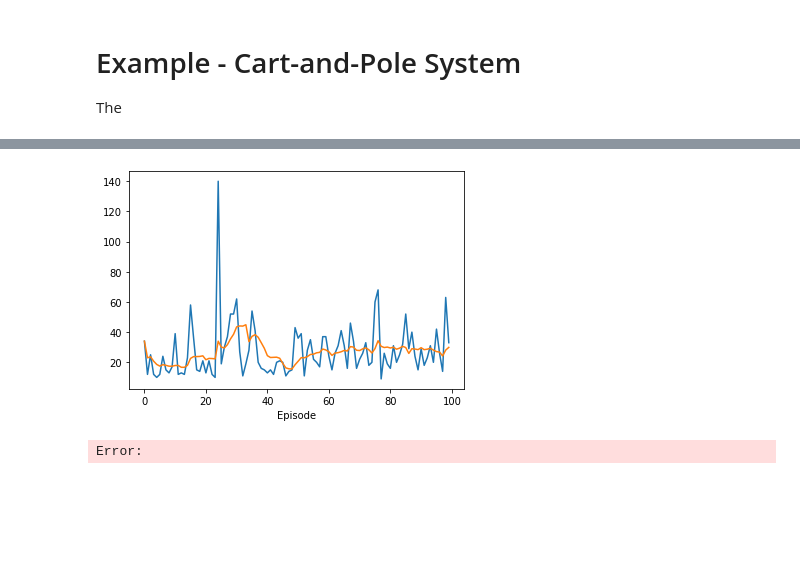
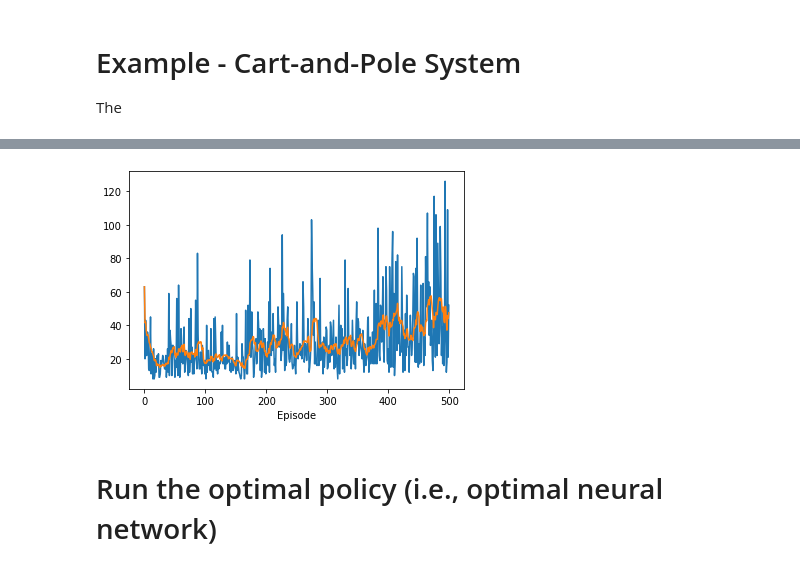
Before and after one commit to mosesnah-shared/machine-learning-tutorial, a Jupyter notebook: policy_gradient.ipynb, the cells around one changed output, grey strips where cells are left out. Drawn from its saved outputs; the diff is of its cells as text; code cells hidden in the pictures; blank space fills up the shorter version.

Commit message:
Update of the policy-gradient code
- Added details about the code.

```diff
--- a/policy_gradient.ipynb
+++ b/policy_gradient.ipynb
@@ -72,29 +87,32 @@ This method is called the REINFORCE algorithm, which is a Monte-Carlo variant of
 
 def update_policy( policy_network, rewards, log_probs ):
 
-    # Constants
+    # This is the discount rate, it should be smaller than 1 for convergence.
     GAMMA = 0.9
 
     discounted_rewards = [ ]
 
     # Given the trajectory (or arrays) of rewards, we calculate the discounted reward.
     for t in range( len( rewards ) ) :
+
+        # Initialization of Gt
         Gt = 0
+
+        # The power for the calculation
         pw = 0
+
         for r in rewards[ t: ] :
-            Gt = Gt + GAMMA ** pw * r
-            pw = pw + 1
-        discounted_rewards.append(Gt)
+            Gt += GAMMA ** pw * r
+            pw += + 1
+        discounted_rewards.append( Gt )
 
     discounted_rewards = torch.tensor( discounted_rewards )
     discounted_rewards = ( discounted_rewards - discounted_rewards.mean( ) ) / (discounted_rewards.std() + 1e-9) # normalize discounted rewards
 
-    # [REF] https://datascience.stackexchange.com/questions/20098/why-do-we-normalize-the-discounted-rewards-when-doing-policy-gradient-reinforcem
-
     policy_gradient = [ ]
 
     for log_prob, Gt in zip( log_probs, discounted_rewards ):
-        policy_gradient.append(-log_prob * Gt)
+        policy_gradient.append( -log_prob * Gt )
 
     # Initialization of the gradient value
     policy_network.optimizer.zero_grad( )
@@ -117,38 +165,61 @@ env = gym.make( 'CartPole-v1' )
 ns  = env.observation_space.shape[ 0 ]
 na  = env.action_space.n
 
-
+# Generate the 3-layer Policy Network.
 policy_net = PolicyNetwork( ns, na, 128 )
 
-max_episode_num = 100
-max_steps       = 1000
+# We conduct max_episode_num trails (or episodes)
+max_episode_num = 500
+
+# For each trial, we run (e.g.,) 1000 steps, i.e., T = 1000 and the trajectory will be as follows:
+# S0, A0, R1, S1, A1, ... S999 A999 R1000, S1000
+# .... in case if the simulation does not reach the terminal state
+max_steps       = 2000
+
+# Saving the number of steps for each trial
 numsteps        = []
 avg_numsteps    = []
+
+# Saving the sum of rewards of a single trial
 all_rewards     = []
 
 for episode in range( max_episode_num ):
 
+    # gym initialization
     state     = env.reset()
+
+    # To run gradient ascent, we need to save the array of log_probs and rewards.
+    # In detail, it is the "discounted" rewards, but the "update_policy" method executes that calculation internally.
     log_probs = []
     rewards   = []
 
     # Run a single trial
     for steps in range( max_steps ):
+
         env.render( )
 
-        # Get the
+        # Get the choice of action and the pi( a_t | s_t ) for the gradient calculation
         action, log_prob = policy_net.get_action( state )
+
+        # The 4th argument is "info", which is some sort of additional information that we don't use for this example.
         new_state, reward, done, _ = env.step( action )
 
         log_probs.append( log_prob )
         rewards.append( reward )
 
-        # If single trial conducted
+        # If the trail encounters the terminal state
         if done:
             update_policy( policy_net, rewards, log_probs )
-            numsteps.append(steps)
+
+            numsteps.append( steps )
+
+            # Taking the average of the number of steps for the learning process
             avg_numsteps.append( np.mean( numsteps[ -10: ] ) )
+
+            # The rewards of the whole process.
             all_rewards.append( np.sum( rewards ))
+
+
             if episode % 1 == 0:
                 sys.stdout.write( "episode: {}, total reward: {}, average_reward: {}, length: {}\n".format(episode, np.round(np.sum(rewards), decimals = 3),  np.round(np.mean(all_rewards[-10:]), decimals = 3), steps))
             break
@@ -181,2 +252,3 @@ episode: 99, total reward: 34.0, average_reward: 30.9, length: 33
-[figure, old version]
+[figure, new version]
-Error:
+# %% [markdown]
+# Run the optimal policy (i.e., optimal neural network)
```
Also changed, not shown: parts of 7 cells of this notebook, 2 other files.
